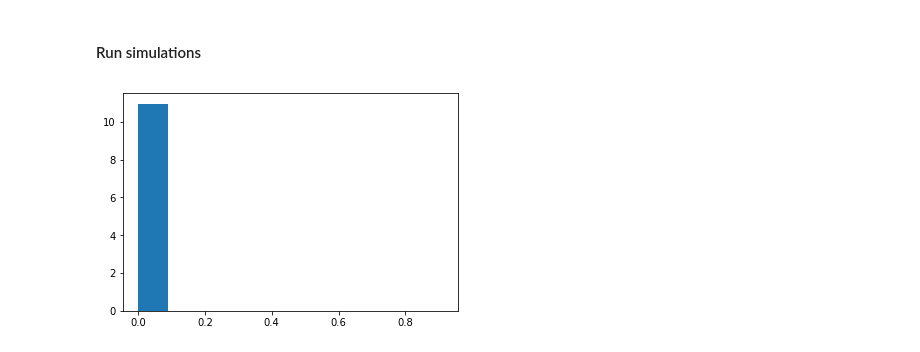
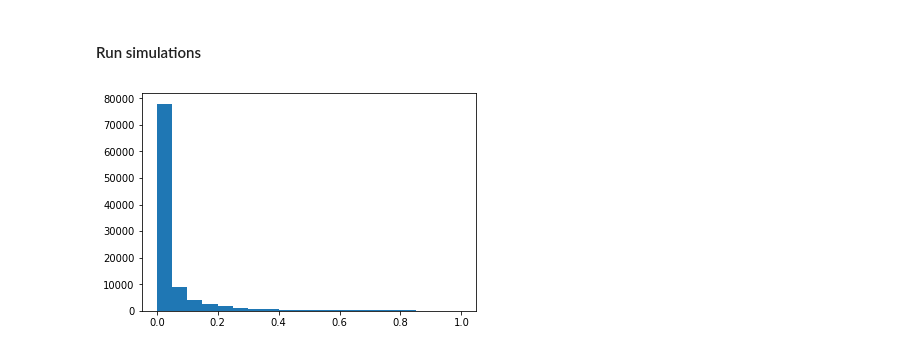
Before and after one commit to DCPROGS/R-PROGS, a Jupyter notebook: pyScripts/RSOS.ipynb, the cells around one changed output. Drawn from its saved outputs; the diff is of its cells as text; code cells hidden in the pictures.

```diff
--- a/pyScripts/RSOS.ipynb
+++ b/pyScripts/RSOS.ipynb
@@ -59,6 +54,9 @@ ylabel('probability density');
 [figure]
 # %% [markdown]
 #### Run simulations
+# %%
+# number of simulation jobs to run
+nsim = 100000
 # %%
 cor = 0.0   #correlation = 0
 #set covariance matrix
@@ -80,13 +75,14 @@ nsig = 0  #counts number of pval between ??? and Pmax =0.0
 # %%
-nsim = 100
 for r in range(nsim):
     s1, s2 = np.random.multivariate_normal(mean, sigma, n).T
+    sd = s2 - s1
     t, p = stats.ttest_ind(s1, s2, equal_var=False, nan_policy='omit')
+    low, high = stats.t.interval(0.95, len(sd)-1, loc=np.mean(sd), scale=stats.sem(sd))
     diff[r] = np.mean(s1) - np.mean(s2)
     pval[r] = p
-    if p > Pmin and p <= Pmax:
-        nsig += 1
+    loCI[r] = low
+    hiCI[r] = high
 # %%
-plt.hist(pval, bins=10, density=True);
+plt.hist(pval, bins=20);
 # %% [output]
-[figure, old version]
+[figure, new version]
```
Also changed, not shown: parts of 9 cells of this notebook.
